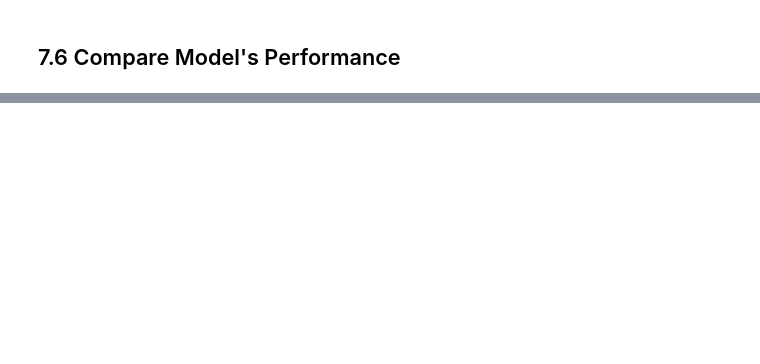
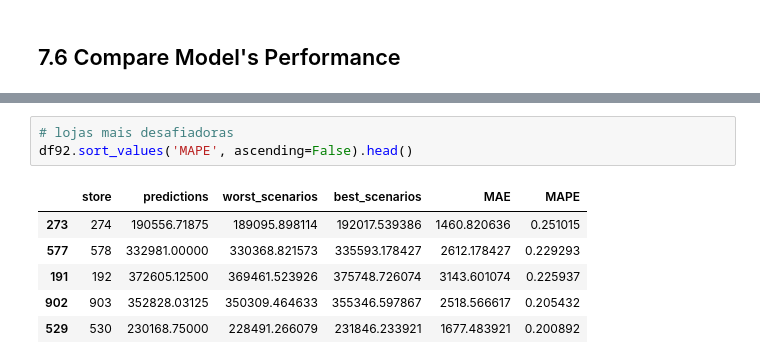
Before and after one commit to lucashilario/DataScience_Em_Producao, a Jupyter notebook: m04_v01_store_sales_prediction.ipynb, the cells around one changed output, grey strips where cells are left out. Drawn from its saved outputs; the diff is of its cells as text; blank space fills up the shorter version.

```diff
--- a/m04_v01_store_sales_prediction.ipynb
+++ b/m04_v01_store_sales_prediction.ipynb
@@ -1315,0 +1310,10 @@ xgb_result_tuned
+# %%
+# lojas mais desafiadoras
+df92.sort_values('MAPE', ascending=False).head()
+# %% [output]
+|  | store | predictions | worst_scenarios | best_scenarios | MAE | MAPE |
+| 273 | 274 | 190556.71875 | 189095.898114 | 192017.539386 | 1460.820636 | 0.251015 |
+| 577 | 578 | 332981.00000 | 330368.821573 | 335593.178427 | 2612.178427 | 0.229293 |
+| 191 | 192 | 372605.12500 | 369461.523926 | 375748.726074 | 3143.601074 | 0.225937 |
+| 902 | 903 | 352828.03125 | 350309.464633 | 355346.597867 | 2518.566617 | 0.205432 |
+| 529 | 530 | 230168.75000 | 228491.266079 | 231846.233921 | 1677.483921 | 0.200892 |
```
Also changed, not shown: parts of 70 cells of this notebook, 9 other files.
